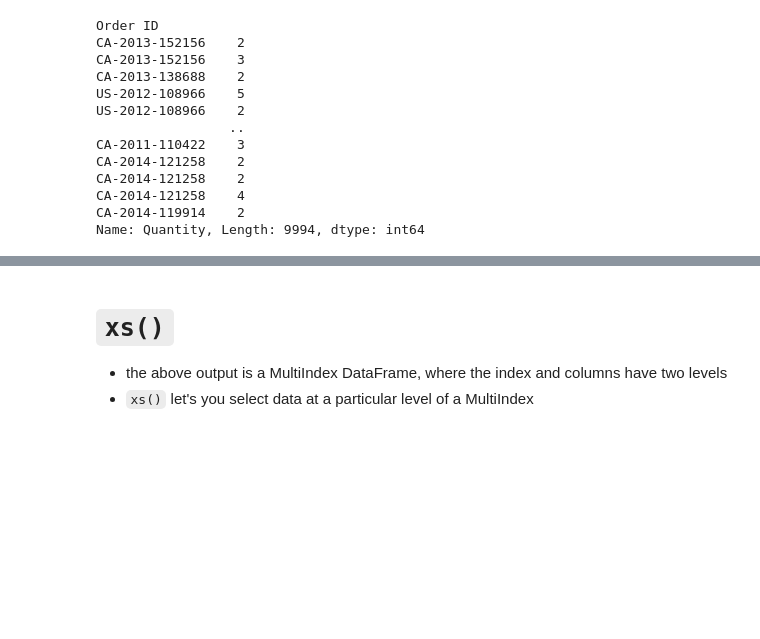
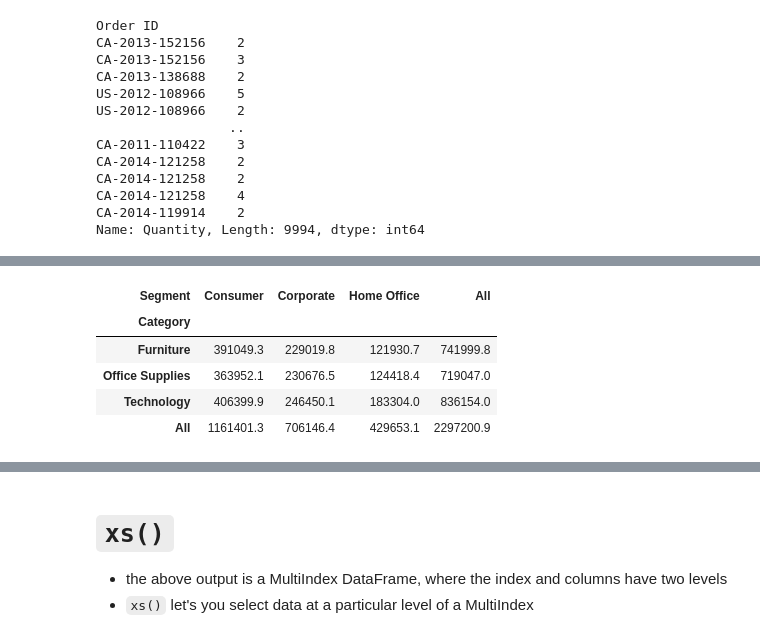
Before and after one commit to MaCoZu/Python, a Jupyter notebook: NOTEBOOKS/pandas/00_data_analysis_in_pandas.ipynb, the cells around one changed output, grey strips where cells are left out. Cells and saved outputs as stored; diff of their text form; code cells hidden in the pictures; blank space fills up the shorter version.

```diff
--- a/NOTEBOOKS/pandas/00_data_analysis_in_pandas.ipynb
+++ b/NOTEBOOKS/pandas/00_data_analysis_in_pandas.ipynb
@@ -146,0 +232,16 @@ df.groupby(["Region", "Category"]).agg({
+# %%
+df.pivot_table(
+        index='Category',
+        columns='Segment',
+        values='Sales',
+        aggfunc='sum',
+        margins=True,
+        dropna=True,
+        ).round(1)
+# %% [output]
+| Segment | Consumer | Corporate | Home Office | All |
+| Category |  |  |  |  |
+| Furniture | 391049.3 | 229019.8 | 121930.7 | 741999.8 |
+| Office Supplies | 363952.1 | 230676.5 | 124418.4 | 719047.0 |
+| Technology | 406399.9 | 246450.1 | 183304.0 | 836154.0 |
+| All | 1161401.3 | 706146.4 | 429653.1 | 2297200.9 |
```
Also changed, not shown: parts of 34 cells of this notebook, 4 other files.
